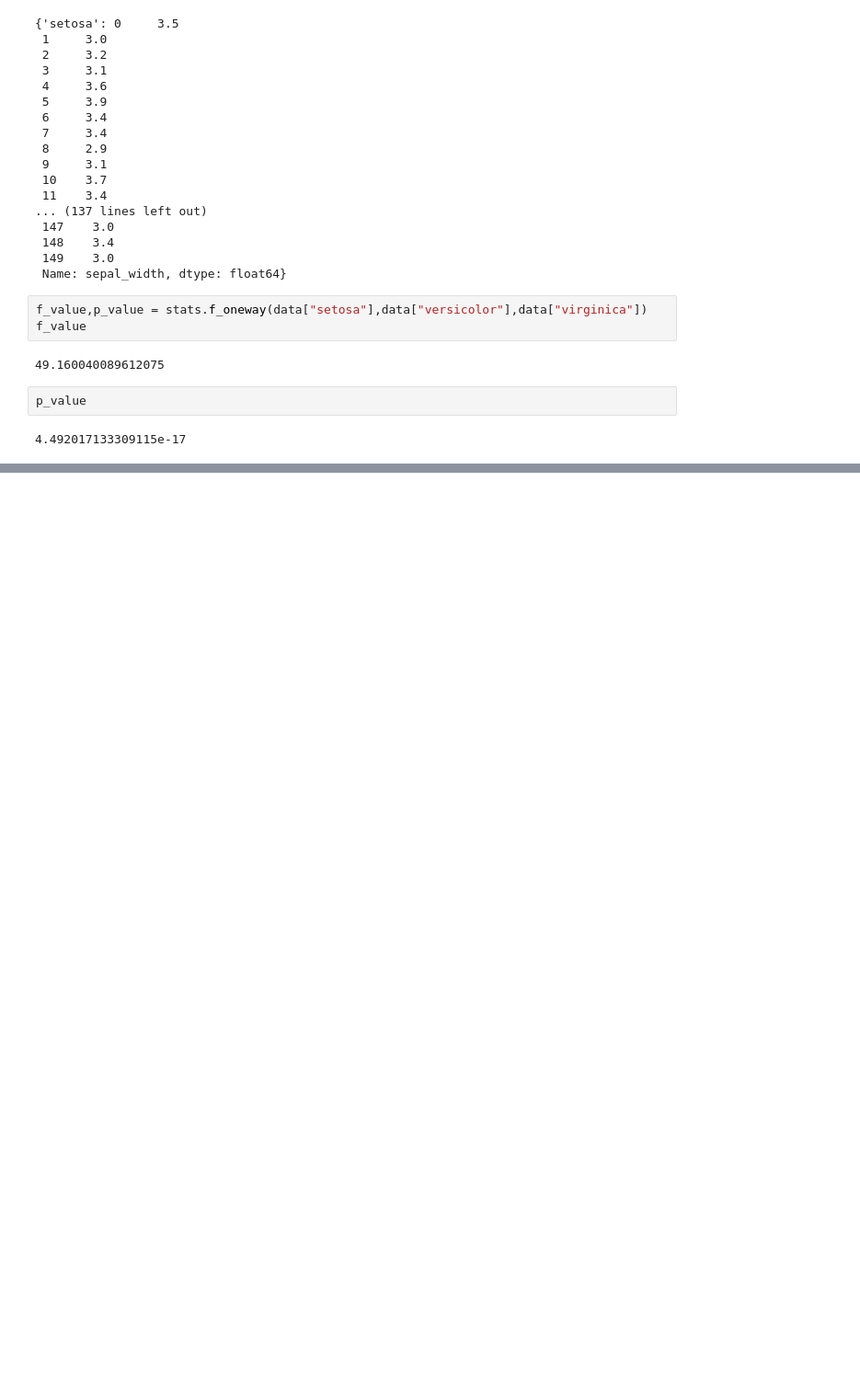
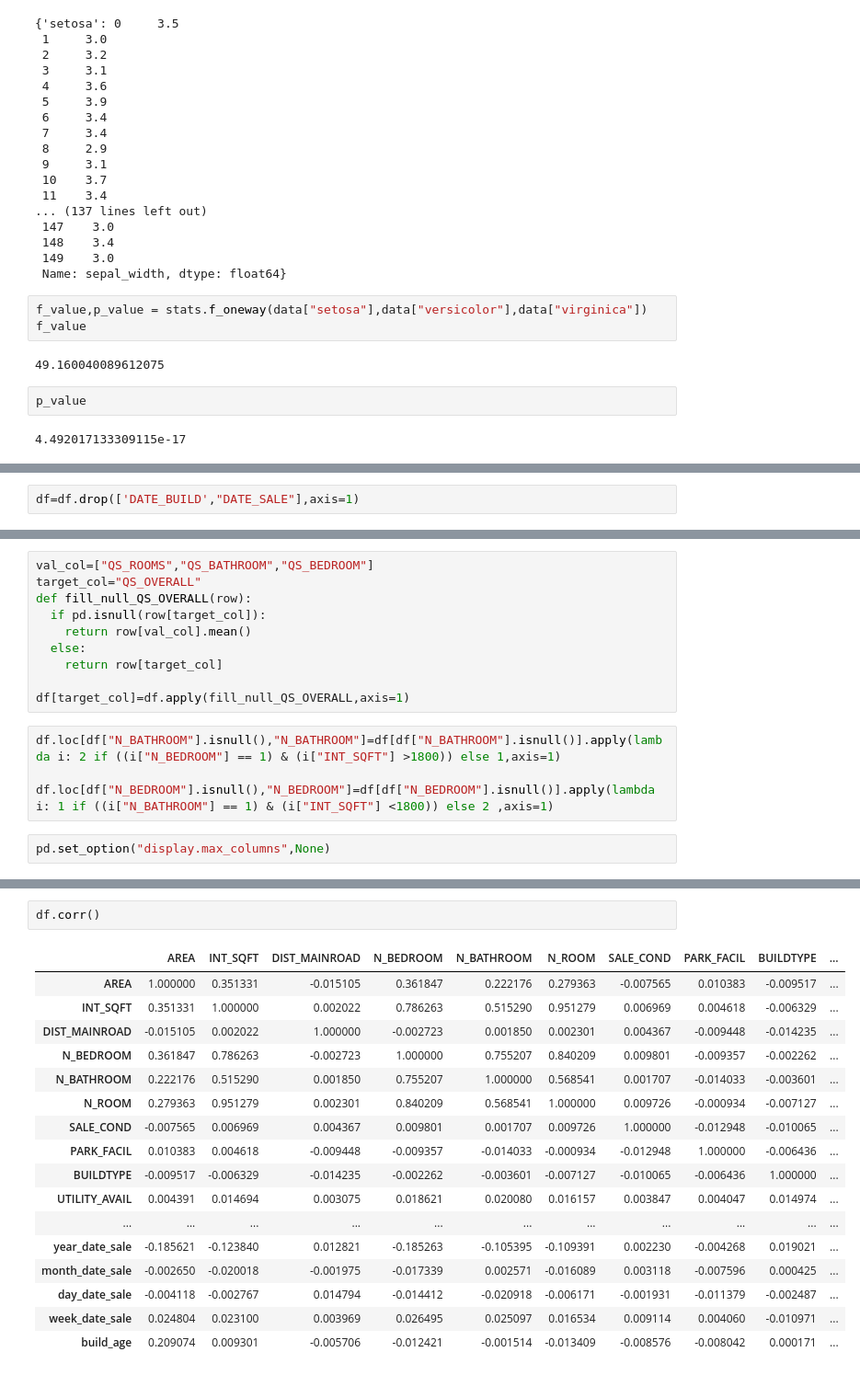
Before and after one commit to Krish-s/Pandas, a Jupyter notebook: Numpy.ipynb, the cells around one changed output, grey strips where cells are left out. Shown: that part at 92% size. Saved outputs shown, nothing was run; the diff lists cells and outputs as text; blank space fills up the shorter version.

```diff
--- a/Numpy.ipynb
+++ b/Numpy.ipynb
@@ -675,0 +924,2 @@ p_value
+# %%
+df=df.drop(['DATE_BUILD',"DATE_SALE"],axis=1)
@@ -675,0 +947,16 @@ p_value
+# %%
+val_col=["QS_ROOMS","QS_BATHROOM","QS_BEDROOM"]
+target_col="QS_OVERALL"
+def fill_null_QS_OVERALL(row):
+  if pd.isnull(row[target_col]):
+    return row[val_col].mean()
+  else:
+    return row[target_col]
+
+df[target_col]=df.apply(fill_null_QS_OVERALL,axis=1)
+# %%
+df.loc[df["N_BATHROOM"].isnull(),"N_BATHROOM"]=df[df["N_BATHROOM"].isnull()].apply(lambda i: 2 if ((i["N_BEDROOM"] == 1) & (i["INT_SQFT"] >1800)) else 1,axis=1)
+
+df.loc[df["N_BEDROOM"].isnull(),"N_BEDROOM"]=df[df["N_BEDROOM"].isnull()].apply(lambda i: 1 if ((i["N_BATHROOM"] == 1) & (i["INT_SQFT"] <1800)) else 2 ,axis=1)
+# %%
+pd.set_option("display.max_columns",None)
@@ -675,0 +980,20 @@ p_value
+# %%
+df.corr()
+# %% [output]
+|  | AREA | INT_SQFT | DIST_MAINROAD | N_BEDROOM | N_BATHROOM | N_ROOM | SALE_COND | PARK_FACIL | BUILDTYPE | ... |
+| AREA | 1.000000 | 0.351331 | -0.015105 | 0.361847 | 0.222176 | 0.279363 | -0.007565 | 0.010383 | -0.009517 | ... |
+| INT_SQFT | 0.351331 | 1.000000 | 0.002022 | 0.786263 | 0.515290 | 0.951279 | 0.006969 | 0.004618 | -0.006329 | ... |
+| DIST_MAINROAD | -0.015105 | 0.002022 | 1.000000 | -0.002723 | 0.001850 | 0.002301 | 0.004367 | -0.009448 | -0.014235 | ... |
+| N_BEDROOM | 0.361847 | 0.786263 | -0.002723 | 1.000000 | 0.755207 | 0.840209 | 0.009801 | -0.009357 | -0.002262 | ... |
+| N_BATHROOM | 0.222176 | 0.515290 | 0.001850 | 0.755207 | 1.000000 | 0.568541 | 0.001707 | -0.014033 | -0.003601 | ... |
+| N_ROOM | 0.279363 | 0.951279 | 0.002301 | 0.840209 | 0.568541 | 1.000000 | 0.009726 | -0.000934 | -0.007127 | ... |
+| SALE_COND | -0.007565 | 0.006969 | 0.004367 | 0.009801 | 0.001707 | 0.009726 | 1.000000 | -0.012948 | -0.010065 | ... |
+| PARK_FACIL | 0.010383 | 0.004618 | -0.009448 | -0.009357 | -0.014033 | -0.000934 | -0.012948 | 1.000000 | -0.006436 | ... |
+| BUILDTYPE | -0.009517 | -0.006329 | -0.014235 | -0.002262 | -0.003601 | -0.007127 | -0.010065 | -0.006436 | 1.000000 | ... |
+| UTILITY_AVAIL | 0.004391 | 0.014694 | 0.003075 | 0.018621 | 0.020080 | 0.016157 | 0.003847 | 0.004047 | 0.014974 | ... |
+| ... | ... | ... | ... | ... | ... | ... | ... | ... | ... | ... |
+| year_date_sale | -0.185621 | -0.123840 | 0.012821 | -0.185263 | -0.105395 | -0.109391 | 0.002230 | -0.004268 | 0.019021 | ... |
+| month_date_sale | -0.002650 | -0.020018 | -0.001975 | -0.017339 | 0.002571 | -0.016089 | 0.003118 | -0.007596 | 0.000425 | ... |
+| day_date_sale | -0.004118 | -0.002767 | 0.014794 | -0.014412 | -0.020918 | -0.006171 | -0.001931 | -0.011379 | -0.002487 | ... |
+| week_date_sale | 0.024804 | 0.023100 | 0.003969 | 0.026495 | 0.025097 | 0.016534 | 0.009114 | 0.004060 | -0.010971 | ... |
+| build_age | 0.209074 | 0.009301 | -0.005706 | -0.012421 | -0.001514 | -0.013409 | -0.008576 | -0.008042 | 0.000171 | ... |
```
Also changed, not shown: parts of 44 cells of this notebook.
